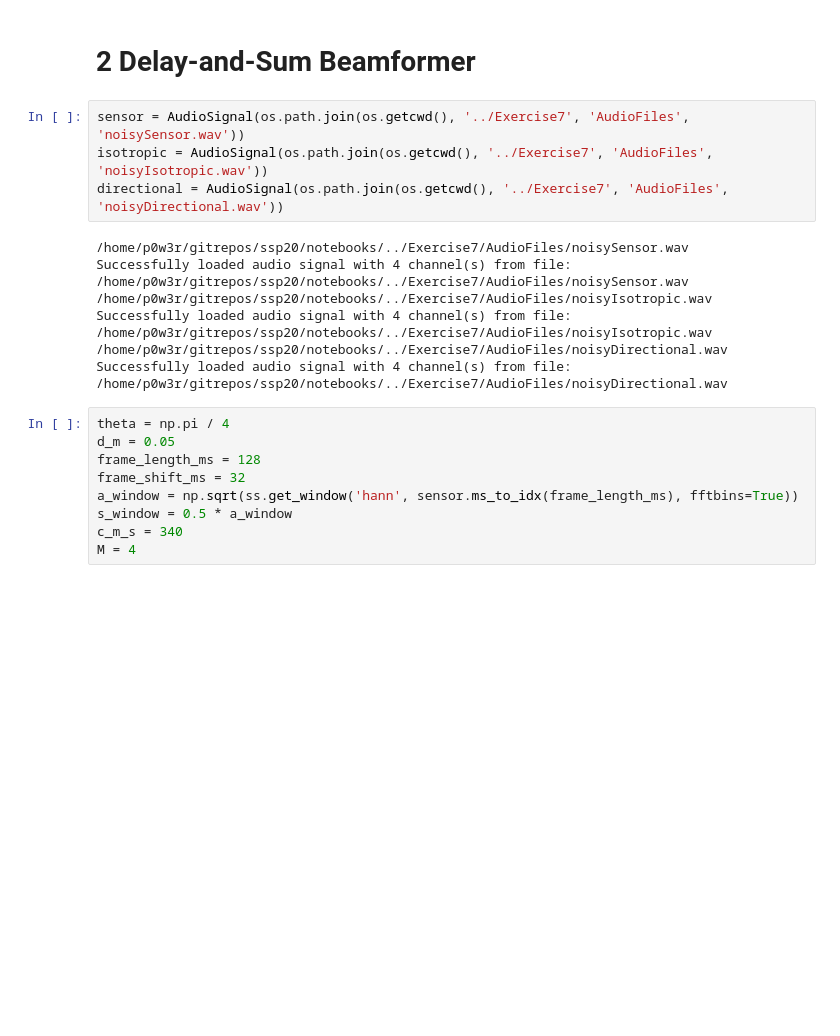
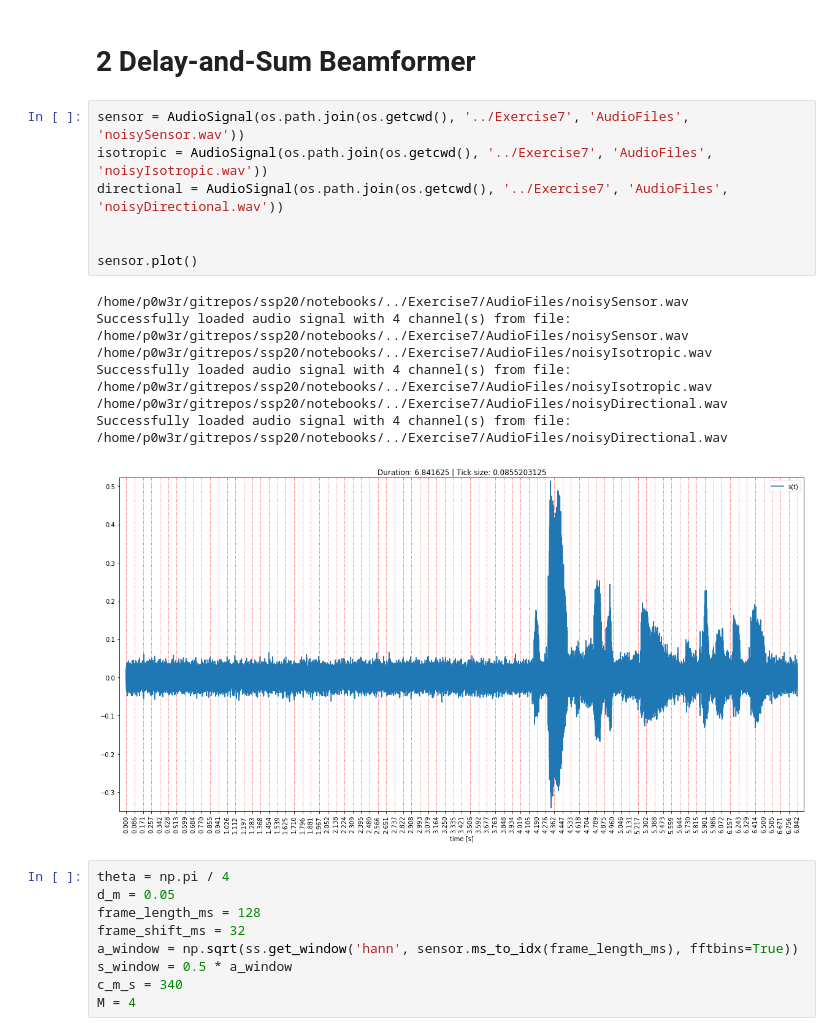
Before and after one commit to floschne/ssp20, a Jupyter notebook: notebooks/ex7.ipynb, the cells around one changed output. Cells and saved outputs as stored; diff of their text form; blank space fills up the shorter version.

```diff
--- a/notebooks/ex7.ipynb
+++ b/notebooks/ex7.ipynb
@@ -48,14 +48,18 @@ def plot_mag_square_db(stft,
 # %%
 sensor = AudioSignal(os.path.join(os.getcwd(), '../Exercise7', 'AudioFiles', 'noisySensor.wav'))
 isotropic = AudioSignal(os.path.join(os.getcwd(), '../Exercise7', 'AudioFiles', 'noisyIsotropic.wav'))
 directional = AudioSignal(os.path.join(os.getcwd(), '../Exercise7', 'AudioFiles', 'noisyDirectional.wav'))
+
+
+sensor.plot()
 # %% [output]
 /home/p0w3r/gitrepos/ssp20/notebooks/../Exercise7/AudioFiles/noisySensor.wav
 Successfully loaded audio signal with 4 channel(s) from file: /home/p0w3r/gitrepos/ssp20/notebooks/../Exercise7/AudioFiles/noisySensor.wav
 /home/p0w3r/gitrepos/ssp20/notebooks/../Exercise7/AudioFiles/noisyIsotropic.wav
 Successfully loaded audio signal with 4 channel(s) from file: /home/p0w3r/gitrepos/ssp20/notebooks/../Exercise7/AudioFiles/noisyIsotropic.wav
 /home/p0w3r/gitrepos/ssp20/notebooks/../Exercise7/AudioFiles/noisyDirectional.wav
 Successfully loaded audio signal with 4 channel(s) from file: /home/p0w3r/gitrepos/ssp20/notebooks/../Exercise7/AudioFiles/noisyDirectional.wav
+[figure, added]
 # %%
 theta = np.pi / 4
 d_m = 0.05
```
Also changed, not shown: 8 other files.
